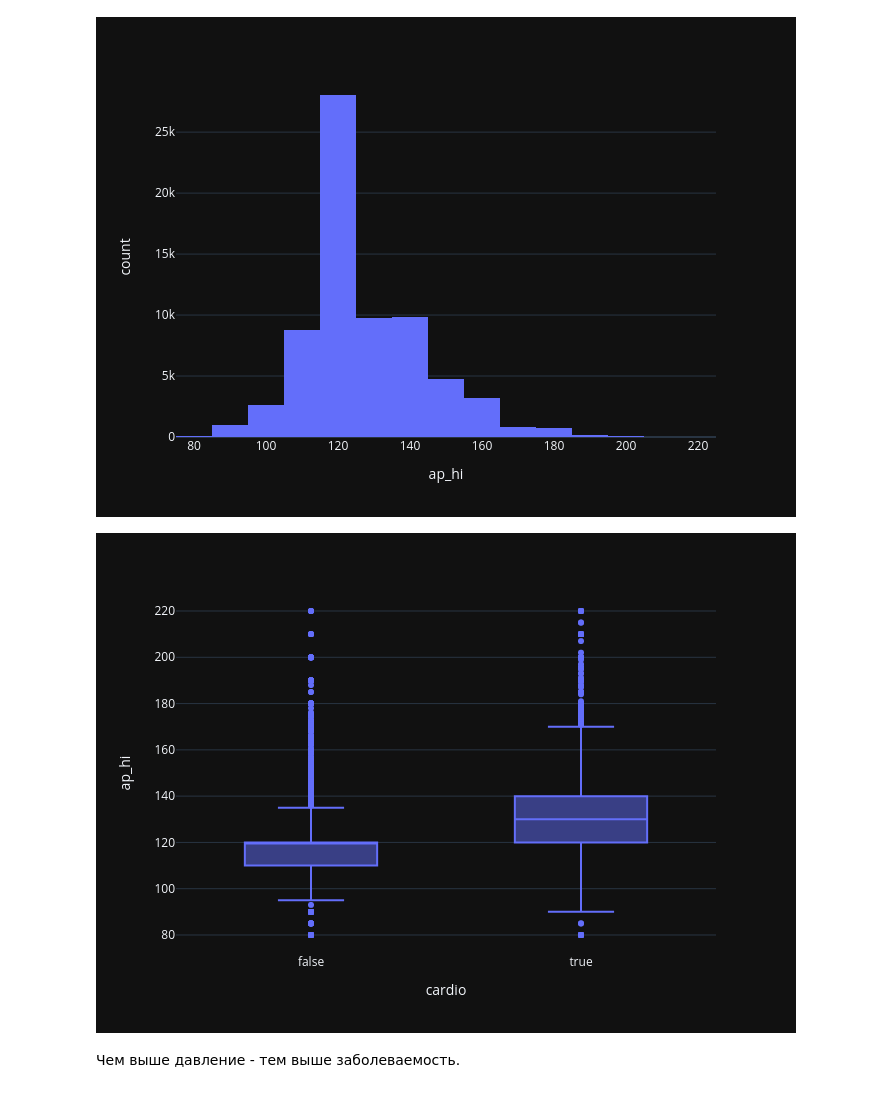
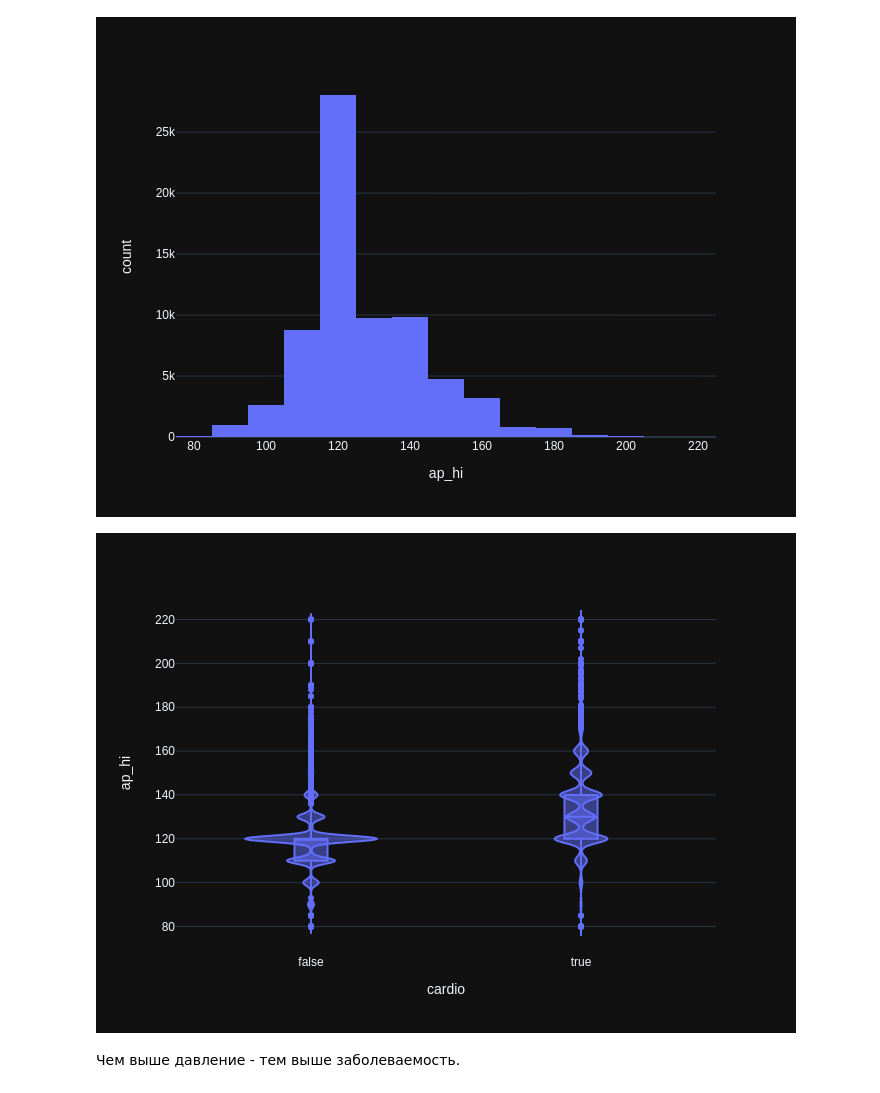
Before and after one commit to Konstantin-Dudersky/praktikum_dsplus_master, a Jupyter notebook: notebooks/notebook.ipynb, the cells around one changed output. Drawn from its saved outputs; the diff is of its cells as text; code cells hidden in the pictures.

```diff
--- a/notebooks/notebook.ipynb
+++ b/notebooks/notebook.ipynb
@@ -59,6 +59,7 @@ def load_train() -> pd.DataFrame:
     for t, columns in types.items():
         for col in columns:
             df[col] = df[col].astype(t)
+    df = shuffle(df, random_state=1)
     return df
 
 
@@ -211,17 +222,17 @@ AP_HI__LOW = 80
 AP_HI__HIGH = 220
 
 df_ap_hi = make_pipeline(
-    ml_pipe.OutliersToNAN('ap_hi', AP_HI__LOW, AP_HI__HIGH),
-    ml_pipe.SimpleImputerMy('ap_hi'),
+    ml_utils.OutliersToNAN('ap_hi', AP_HI__LOW, AP_HI__HIGH),
+    ml_utils.SimpleImputerMy('ap_hi'),
 ).fit_transform(df_eda)[['ap_hi', 'cardio']]
 # %%
 px.histogram(df_ap_hi, x='ap_hi', nbins=20)
 # %% [output]
 [figure]
 # %%
-px.box(df_ap_hi, x='cardio', y='ap_hi')
+px.violin(df_ap_hi, x='cardio', y='ap_hi', box=True)
 # %% [output]
-[figure, old version]
+[figure, new version]
 # %% [markdown]
 Чем выше давление - тем выше заболеваемость.
 # %% [markdown]
```
Also changed, not shown: parts of 54 cells of this notebook, 3 other files.
